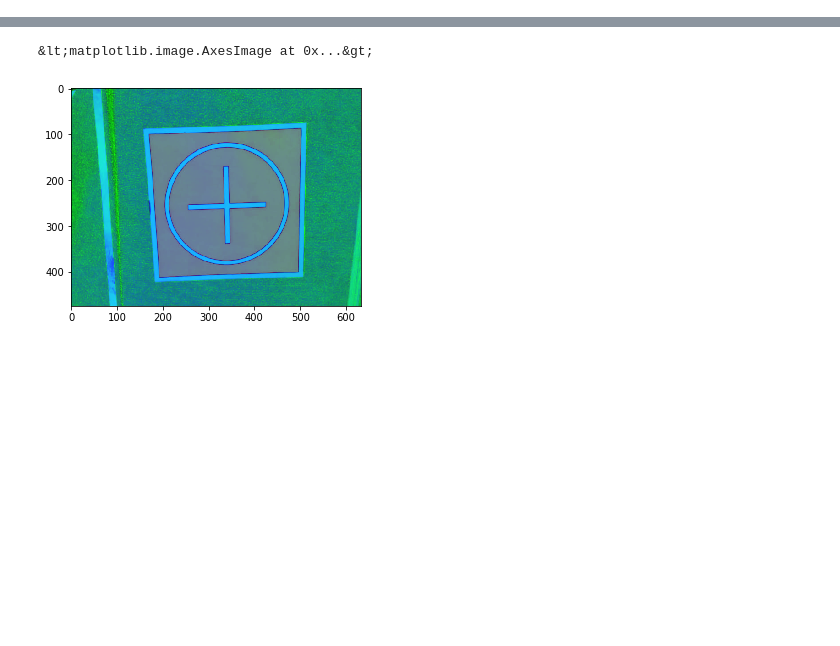
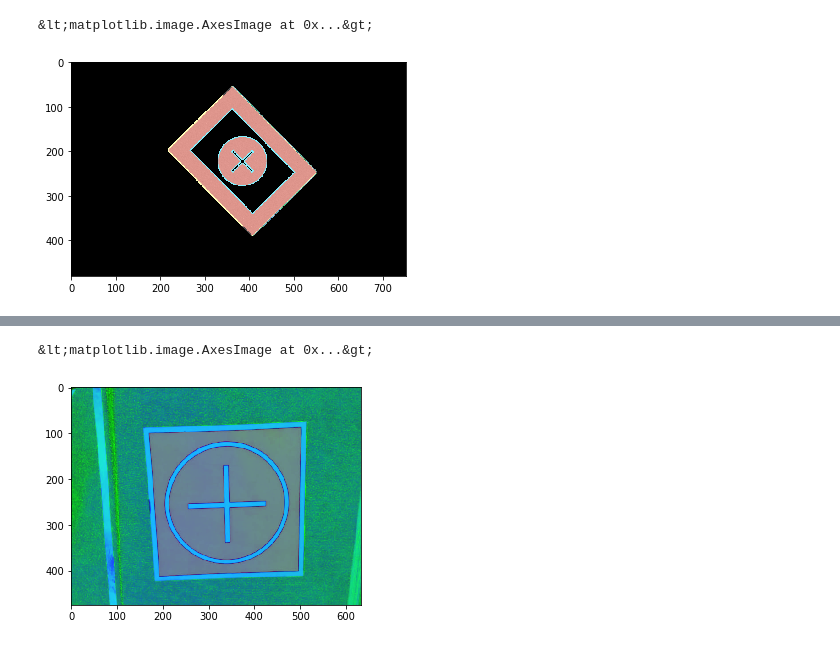
Before and after one commit to ger-unicamp/ger_drone, a Jupyter notebook: teste/base.ipynb, the cells around one changed output, grey strips where cells are left out. Drawn from its saved outputs; the diff is of its cells as text; code cells hidden in the pictures; blank space fills up the shorter version.

```diff
--- a/teste/base.ipynb
+++ b/teste/base.ipynb
@@ -109,3 +121,8 @@ len(good)
+# %%
+plt.imshow(res_azul)
+# %% [output]
+&lt;matplotlib.image.AxesImage at 0x...&gt;
+[figure, added]
 # %%
 img3 = cv.drawMatches(base, kp1, img, kp2, good, None, flags=cv.DrawMatchesFlags_NOT_DRAW_SINGLE_POINTS)
 plt.imshow(img3)
```
Also changed, not shown: parts of 9 cells of this notebook, 4 other files.
